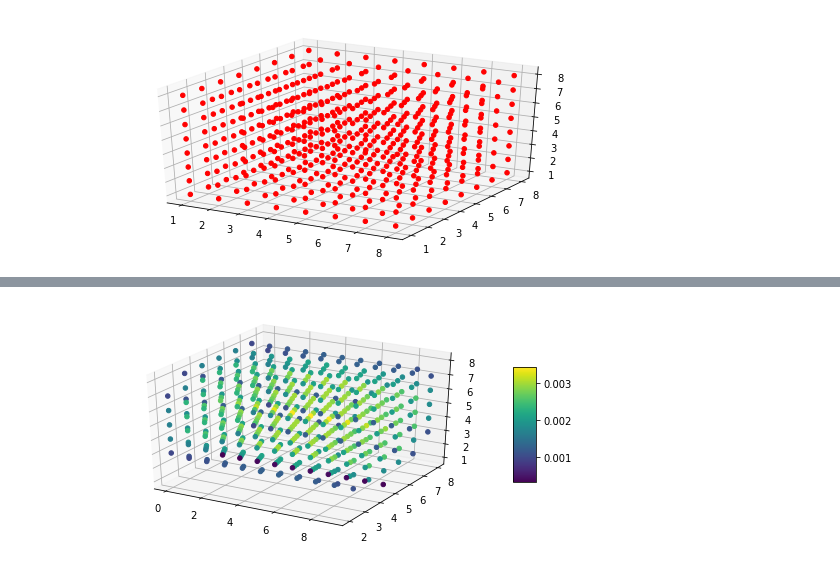
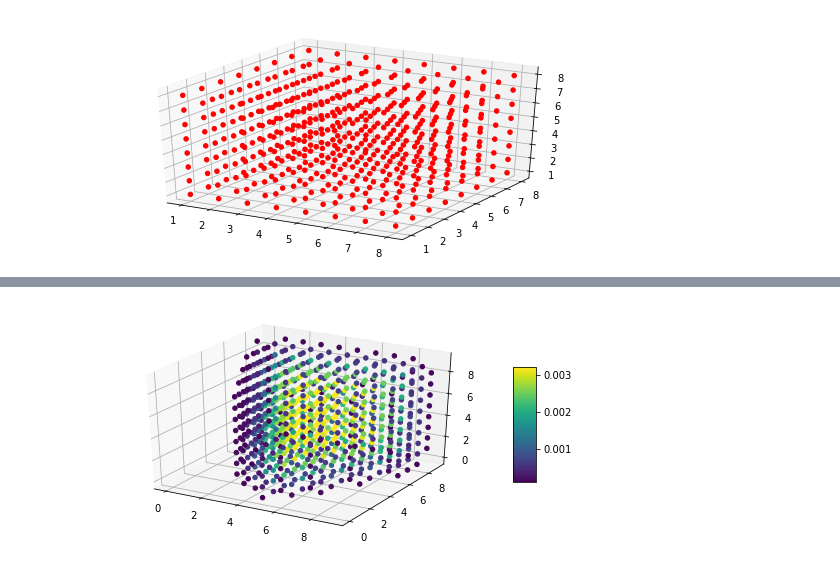
Before and after one commit to ThoLes94/ConvolutionWasserstein, a Jupyter notebook: convolution_wasserstein_3D.ipynb, the cells around one changed output, grey strips where cells are left out. Saved outputs shown, nothing was run; the diff lists cells and outputs as text; code cells hidden in the pictures.

```diff
--- a/convolution_wasserstein_3D.ipynb
+++ b/convolution_wasserstein_3D.ipynb
@@ -61,7 +97,17 @@ def kernel(n1, n2, n3, gamma):
+# %%
+def mu_coords3d(mu):
+    n = len(mu)
+    m = int(n**(1/3)) + 1
+    Coord = np.zeros(shape = (m,m,m))
+    for i in range(m):
+        for j in range(m):
+            for k in range(m):
+                Coord[i,j,k] = mu[i*m*m + j*m + k]
+    return Coord
 # %%
 n1 = 10
 n2 = 10
 n3 = 10
-gamma = 100
+gamma = 1
 Ht = kernel(n1, n2, n3, gamma)
-a = np.ones((n1,n2,n3))*1/(n1*n2*n3)
+a = np.ones((n1*n2*n3))*1/(n1*n2*n3)
@@ -83,21 +131,22 @@ A /= np.sum(A);
 
 B = np.ones((n1,n2,n3))*(10**(-8))
 #B = np.zeros((10,10))
-for i in range(2,n1-1):
+for i in range(1,n1-1):
     for j in range(1,n2-1):
         for k in range(1, n3-1):
-            if((i-n1/2)**2 + (j-n2/2)**2 + (k - n3/2)**2 <= 16):
+            if((i-n1/2)**2 + (j-n2/2)**2 + (k - n3/2)**2 <= (n1/4)**2):
                 B[i,j,k] = 1.0
 #B = 1-B
 #B = 1.0-np.mean(img.imread('star.png'),axis=2);
 B /= np.sum(B);
 
 
-C = np.ones((n1,n2))*(10**(-8))
+C = np.ones((n1,n2, n3))*(10**(-8))
 for j in range(1, n2-1):
     for i in range(1, n1-1):
-        if(i <= (n1+j)/2 and i>=(n1-j)/2):
-            C[j,i] = 1.0
+        for k in range(1, n3-1):
+            if(j <= (n1+k)/2 and j>=(n1-k)/2):
+                C[k,j,i] = 1.0
 C /= np.sum(C)
 # %%
 for i1 in range(n1):
@@ -145,3 +194,3 @@ plt.show()
 # %%
 alpha = 0
-mu = Wasserstein_barycentre((A,B), (alpha, 1 - alpha), Ht, a, N = 2)
+mu = Wasserstein_barycentreflat((to_vector(A), to_vector(C)), (alpha, 1-alpha), Ht, a, N = 3, ent_sharp=True)
@@ -148,11 +215,12 @@ mu = Wasserstein_barycentre((A,B), (alpha, 1 - alpha), Ht, a, N = 2)
 # %%
 plt.rcParams["figure.figsize"] = [7.00, 3.50]
 plt.rcParams["figure.autolayout"] = True
 fig = plt.figure()
 ax = fig.add_subplot(111, projection='3d')
-x,y,z,c = plot_coord(mu)
-img = ax.scatter3D(y, x, z, c=c, alpha=1)
+x,y,z,c = plot_coord(mu_coords3d(mu))
+c[c<0.00005] = 0
+img = ax.scatter3D(y[c>0], x[c>0], z[c>0], c=c[c>0], alpha=1)
 cbar = fig.colorbar(img, shrink=0.5, aspect=5)
 plt.show()
 # %% [output]
-[figure, old version]
+[figure, new version]
```
Also changed, not shown: parts of 6 cells of this notebook, 2 other files.
